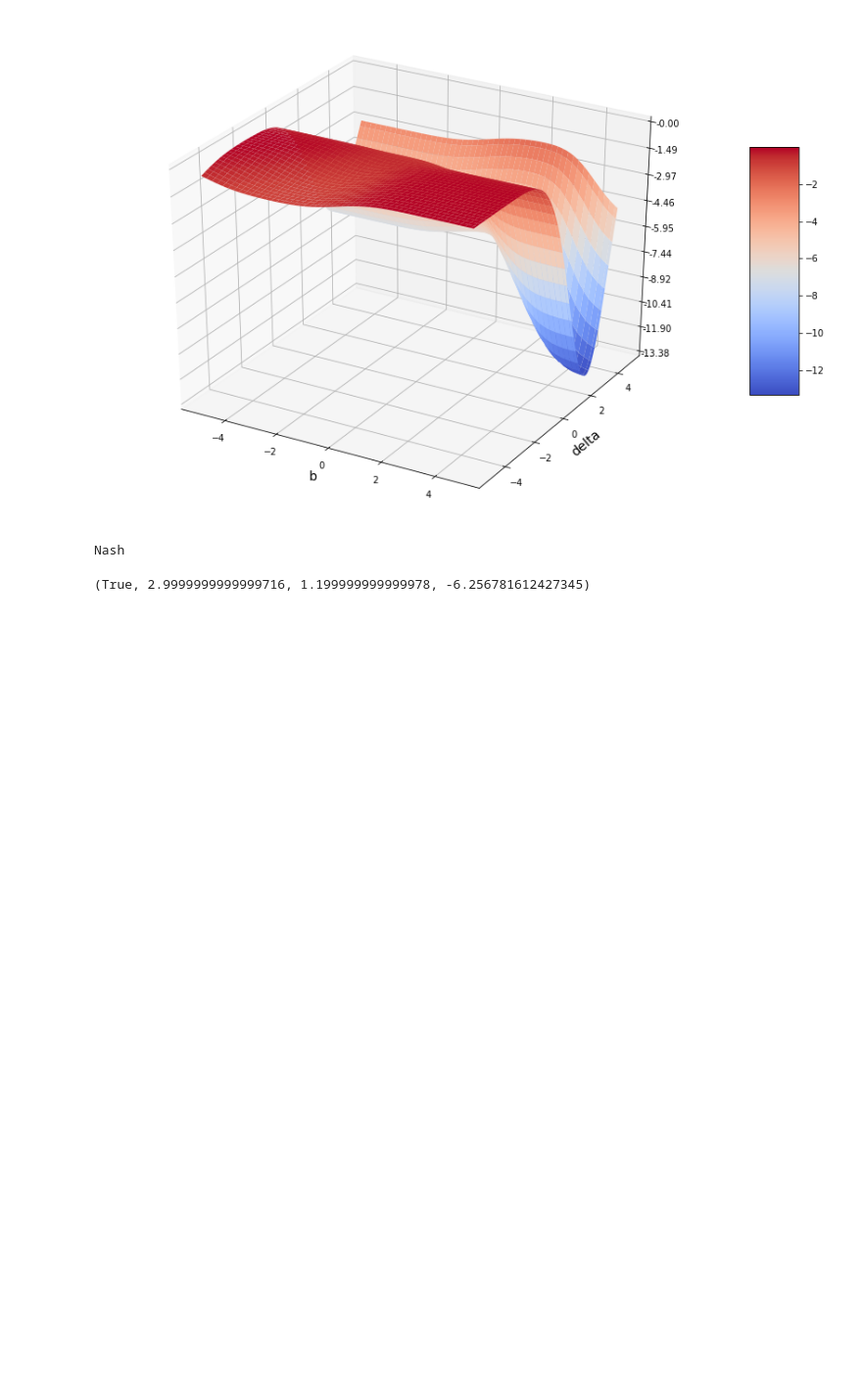
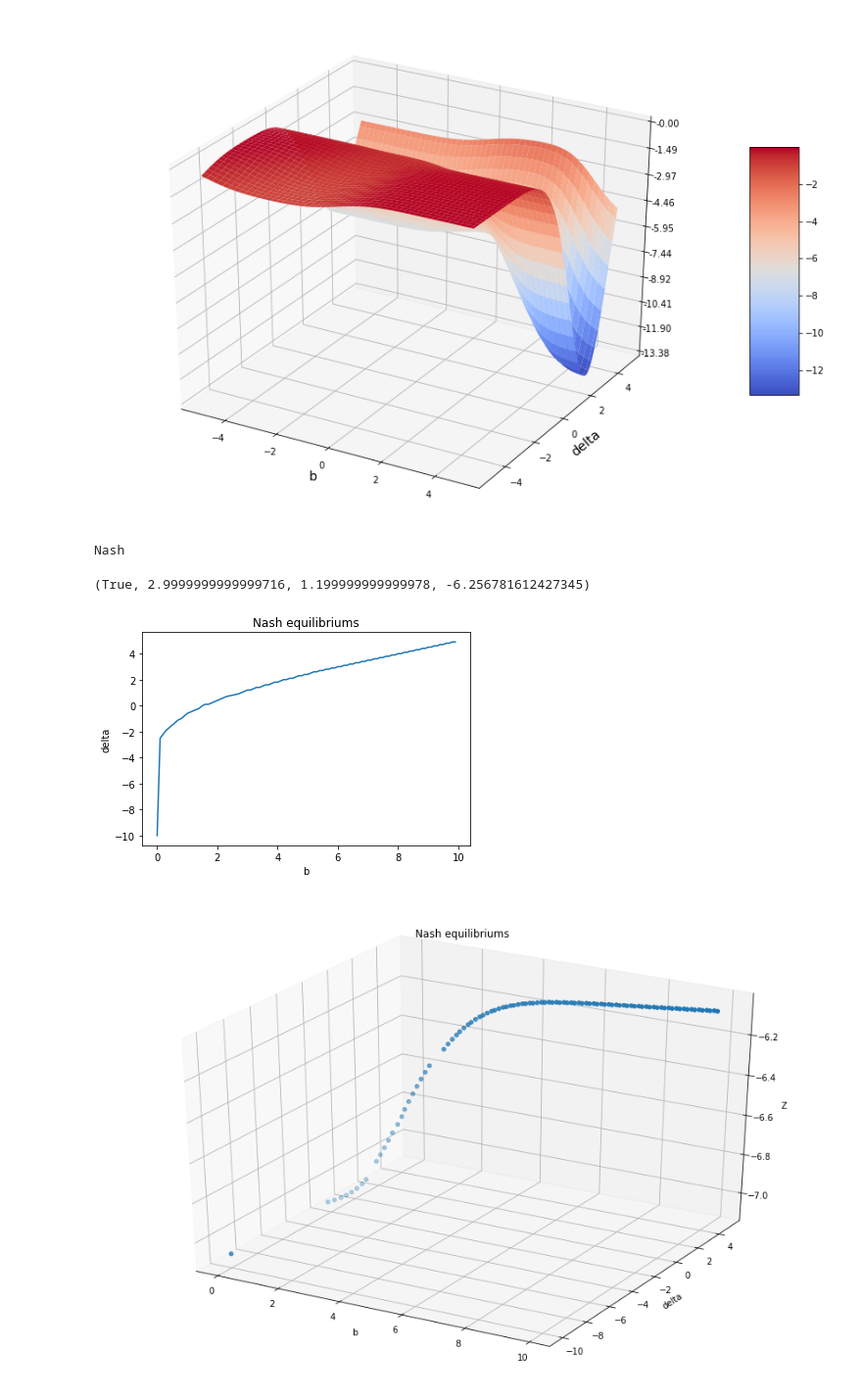
Before and after one commit to ppmdatix/gitELECOM, a Jupyter notebook: draft/normals_search.ipynb, the cells around one changed output. Shown: that part at 98% size. Saved outputs shown, nothing was run; the diff lists cells and outputs as text; code cells hidden in the pictures; blank space fills up the shorter version.

```diff
--- a/draft/normals_search.ipynb
+++ b/draft/normals_search.ipynb
@@ -58,21 +58,22 @@ def Nash(range_max, step, m, alpha, off, mu, a, print_mode=False):
             z_nash = z
             break
     return nash, b, delta, z
+# %%
+range_max = 5
+step = .1
+mu = 0
+a = -10E4
+m = 3
+alpha, off = 10, 10
 # %%
-range_max = 5
-step = .1
-mu = 0
-a = -100000
-m = 3
-alpha, off = 10, 10
-Nash(range_max=range_max,
-     step=step,
-     m=m,
-     alpha=alpha,
-     off=off,
-     mu=mu,
-     a=a,
-     print_mode=True)
+nash, _b, _d, _z = Nash(range_max=range_max,
+                        step=step,
+                        m=m,
+                        alpha=alpha,
+                        off=off,
+                        mu=mu,
+                        a=a,
+                        print_mode=True)
 # %% [output]
 [figure]
 Nash
@@ -80,7 +81,7 @@ Nash
 # %%
 def Nash_on_m(m_min, m_max, m_step, range_max, step, alpha,off,mu,a,print_mode):
     tested_m = np.arange(m_min,m_max,m_step)
-    Bs, Ds, Zs = [], [], []
+    Bs, Ds, Zs, Ms = [], [], [], []
     for m in tqdm(tested_m):
         nash, b, delta, z_nash = Nash(range_max=range_max,
                                  step=step,
@@ -94,7 +95,13 @@ def Nash_on_m(m_min, m_max, m_step, range_max, step, alpha,off,mu,a,print_mode):
             Bs.append(b)
             Ds.append(delta)
             Zs.append(z_nash)
+            Ms.append(m)
     if print_mode:
+        plt.plot(Bs, Ds)
+        plt.xlabel("b")
+        plt.ylabel("delta")
+        plt.title("Nash equilibriums")
+        plt.show()
         fig = plt.figure(figsize=(15,10))
         ax = fig.add_subplot(111, projection='3d')
         ax.scatter(Bs, Ds, Zs)
@@ -104,6 +111,9 @@ def Nash_on_m(m_min, m_max, m_step, range_max, step, alpha,off,mu,a,print_mode):
         plt.title("Nash equilibriums")
         plt.show()
         plt.close()
-    return Bs, Ds, Zs
+    return Bs, Ds, Zs, Ms
 # %%
-b_list, delta_list, z_list = Nash_on_m(m_min=0, m_max=10, m_step=.1, range_max=10, step=.1, alpha=alpha,off=off,mu=mu,a=a,print_mode=True)
+b_list, delta_list, z_list, m_list = Nash_on_m(m_min=0, m_max=10, m_step=.1, range_max=10, step=.1, alpha=alpha,off=off,mu=mu,a=a,print_mode=True)
+# %% [output]
+[figure, added]
+[figure, added]
```
Also changed, not shown: parts of 2 cells of this notebook, 1 other file.
